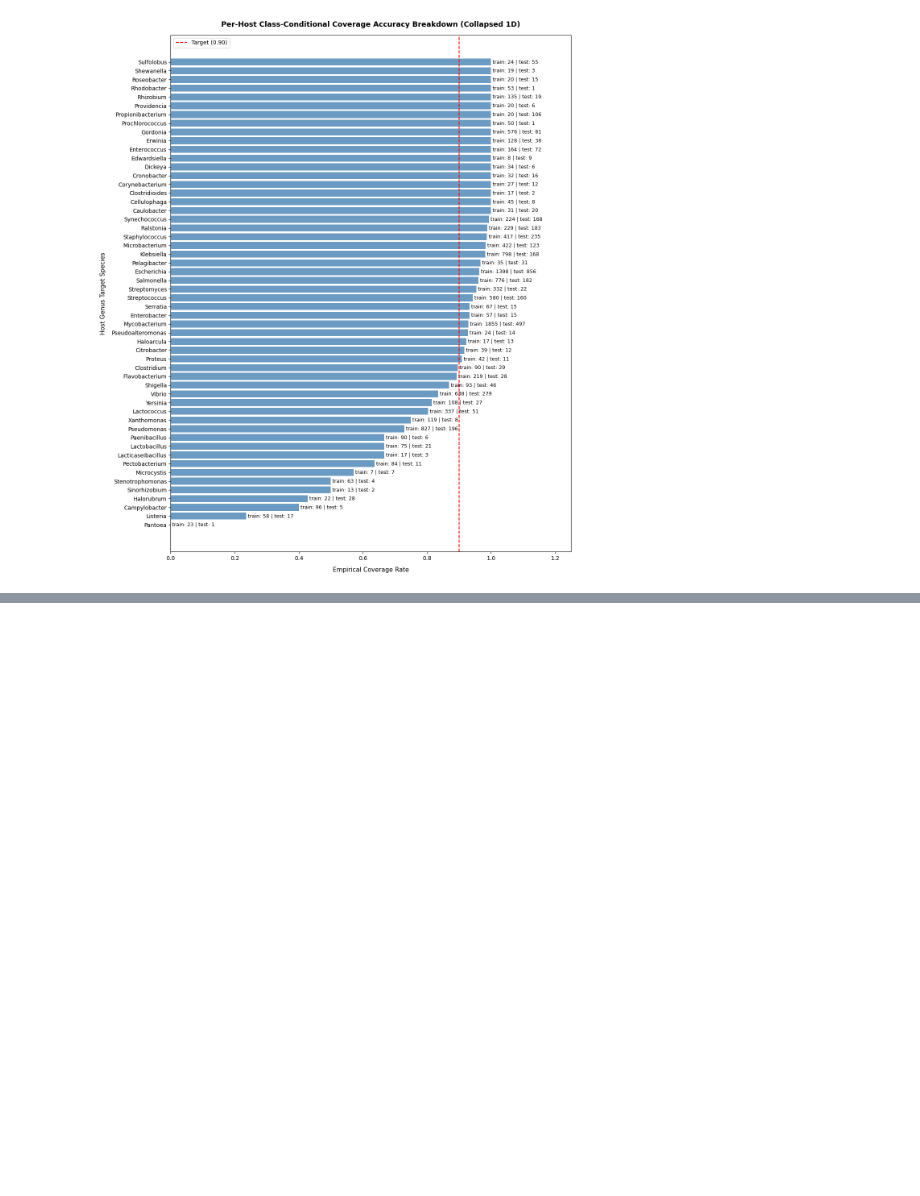
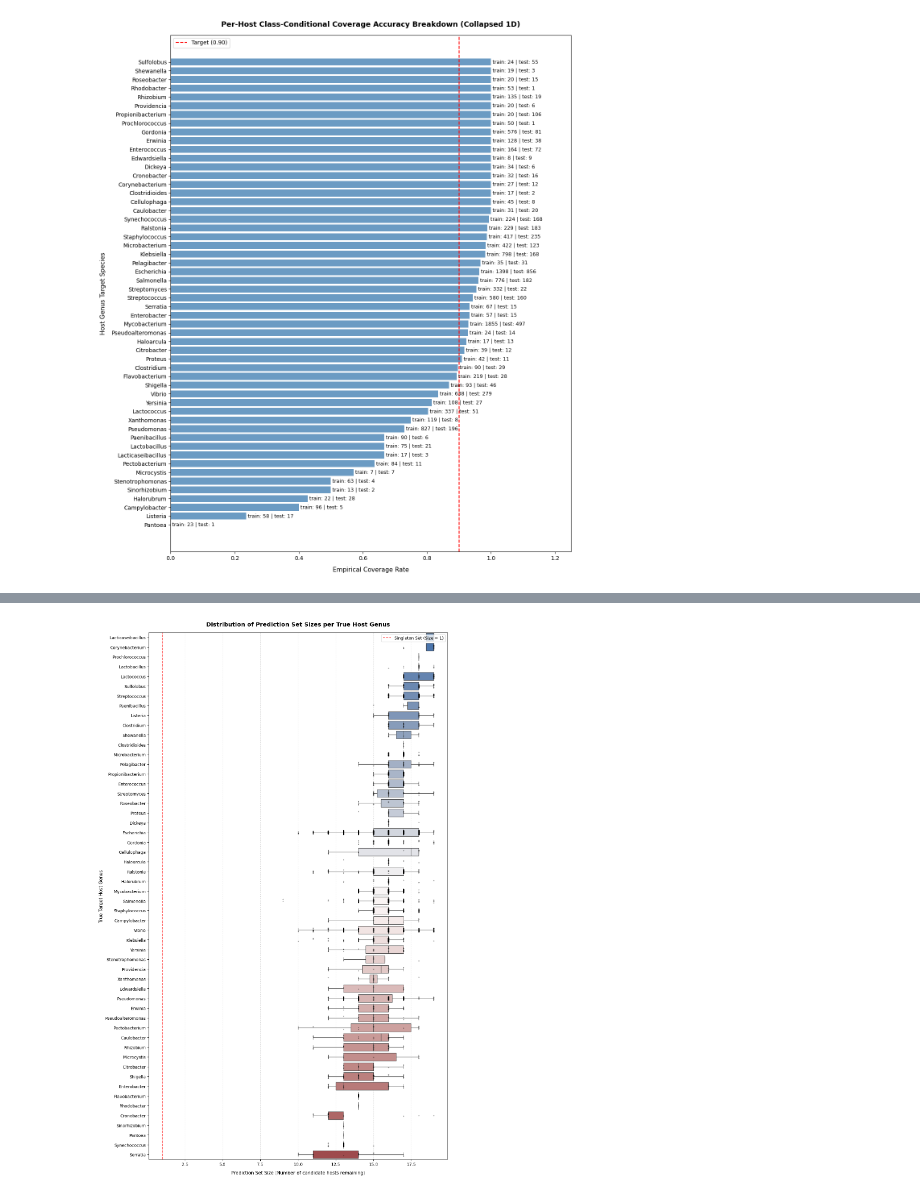
Before and after one commit to Nizalia13/Internship, a Jupyter notebook: Codes/Host_Prediction (seperate envelopes).ipynb, the cells around one changed output, grey strips where cells are left out. Drawn from its saved outputs; the diff is of its cells as text; code cells hidden in the pictures; blank space fills up the shorter version.

Commit message:
updated host classification notebook

```diff
--- a/Codes/Host_Prediction (seperate envelopes).ipynb
+++ b/Codes/Host_Prediction (seperate envelopes).ipynb
@@ -713,0 +759,42 @@ plt.show()
+# %%
+# Setup plot size - dynamic height based on the number of active hosts
+unique_test_hosts = df_set_sizes["True Host"].nunique()
+plt.figure(figsize=(12, max(6, unique_test_hosts * 0.35)))
+
+# Sort the order of the categorical Y-axis by the average set size calculated above
+order = df_stats["True Host"].tolist()
+
+# Create a horizontal boxplot showing the distribution variations
+sns.boxplot(
+    data=df_set_sizes,
+    x="Set Size",
+    y="True Host",
+    order=order,
+    palette="vlag",
+    fliersize=0 # hides outliers so they don't overlap with the stripplot
+)
+
+# Overlay raw data points slightly jittered to see the sample density per size step
+sns.stripplot(
+    data=df_set_sizes,
+    x="Set Size",
+    y="True Host",
+    order=order,
+    color="black",
+    alpha=0.3,
+    jitter=0.2,
+    size=3
+)
+
+# Clean up layout, bounds, and titles
+plt.axvline(x=1, color="red", linestyle="--", alpha=0.7, label="Singleton Set (Size = 1)")
+plt.title("Distribution of Prediction Set Sizes per True Host Genus", fontsize=14, fontweight="bold", pad=15)
+plt.xlabel("Prediction Set Size (Number of candidate hosts remaining)", fontsize=11, labelpad=10)
+plt.ylabel("True Target Host Genus", fontsize=11)
+plt.grid(axis='x', linestyle=':', alpha=0.6)
+plt.legend(loc="upper right")
+
+plt.tight_layout()
+plt.show()
+# %% [output]
+[figure, added]
```
Also changed, not shown: parts of 24 cells of this notebook, 1 other file.
